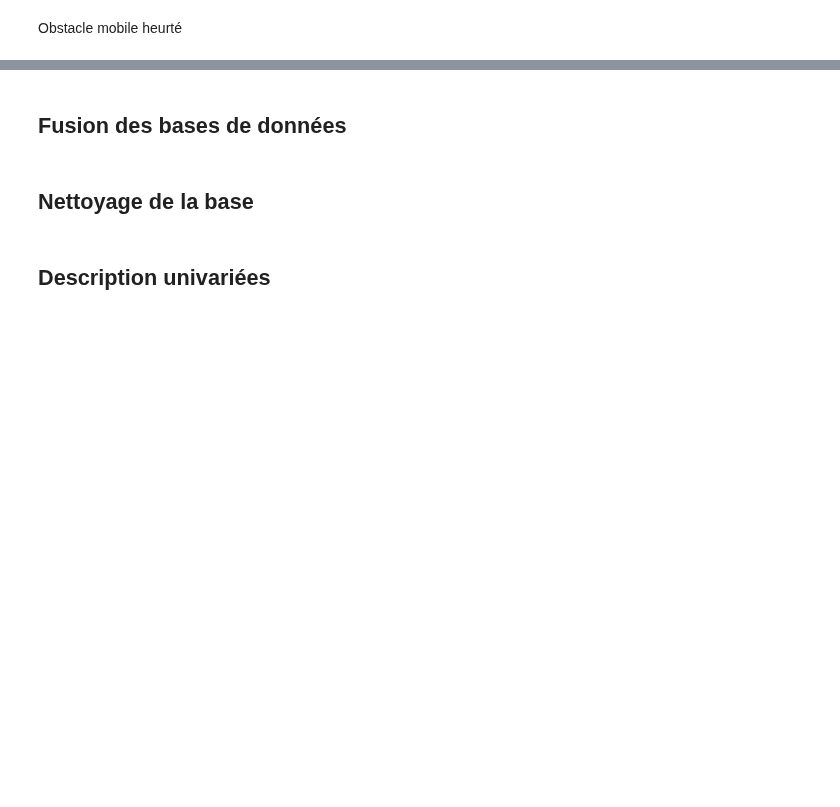
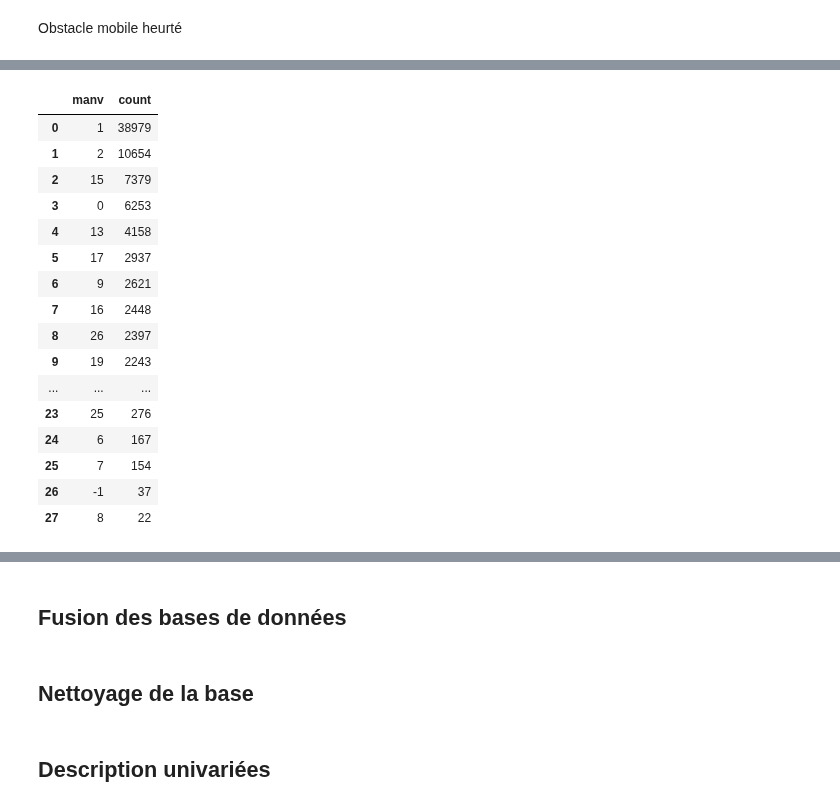
Before and after one commit to ABE-svg/Projet-Python-pour-la-Data-Science, a Jupyter notebook: main_file.ipynb, the cells around one changed output, grey strips where cells are left out. Saved outputs shown, nothing was run; the diff lists cells and outputs as text; code cells hidden in the pictures; blank space fills up the shorter version.

```diff
--- a/main_file.ipynb
+++ b/main_file.ipynb
@@ -979,0 +1349,20 @@ Passing `palette` without assigning `hue` is deprecated and will be removed in v
+# %%
+df_vehicules['manv'].value_counts().reset_index()
+# %% [output]
+|  | manv | count |
+| 0 | 1 | 38979 |
+| 1 | 2 | 10654 |
+| 2 | 15 | 7379 |
+| 3 | 0 | 6253 |
+| 4 | 13 | 4158 |
+| 5 | 17 | 2937 |
+| 6 | 9 | 2621 |
+| 7 | 16 | 2448 |
+| 8 | 26 | 2397 |
+| 9 | 19 | 2243 |
+| ... | ... | ... |
+| 23 | 25 | 276 |
+| 24 | 6 | 167 |
+| 25 | 7 | 154 |
+| 26 | -1 | 37 |
+| 27 | 8 | 22 |
```
Also changed, not shown: parts of 27 cells of this notebook.
